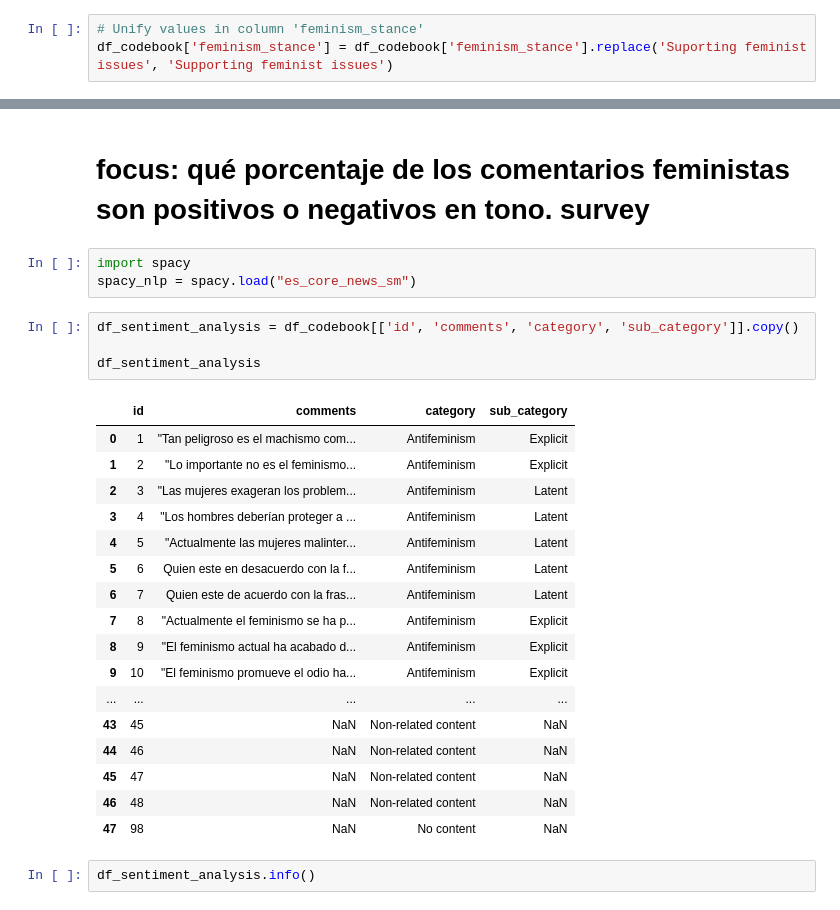
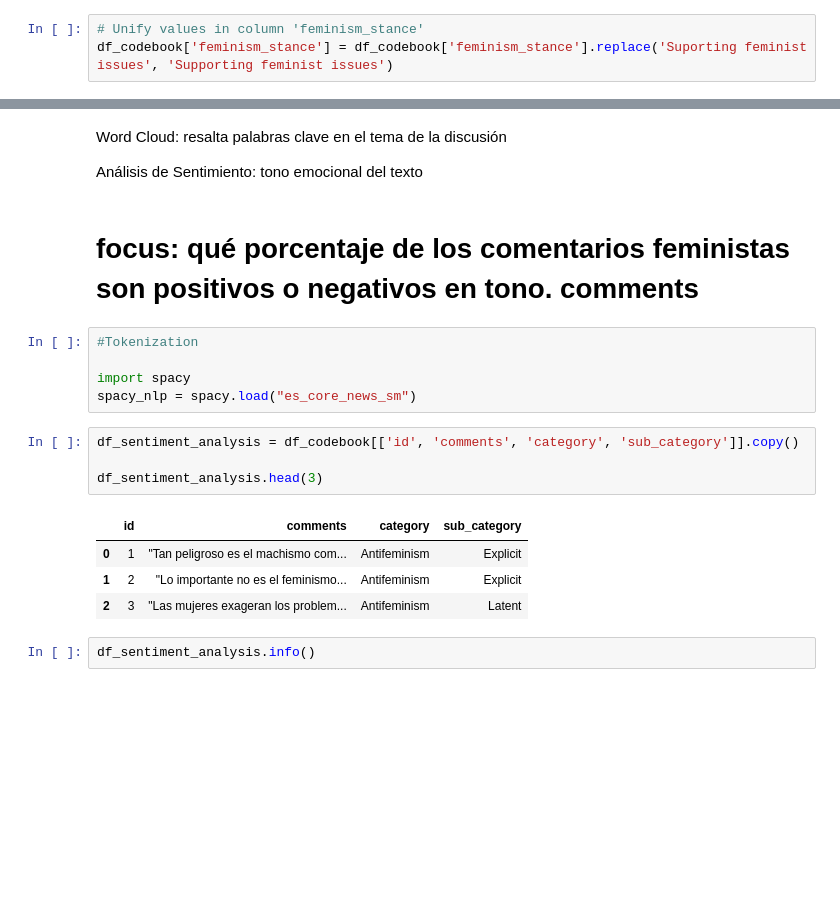
Before and after one commit to celefigs/EDA_Feminism_Influencers_Spain, a Jupyter notebook: Codebook_dataset.ipynb, the cells around one changed output, grey strips where cells are left out. Cells and saved outputs as stored; diff of their text form; blank space fills up the shorter version.

```diff
--- a/Codebook_dataset.ipynb
+++ b/Codebook_dataset.ipynb
@@ -308,30 +264,23 @@ Conclusión: No es realmente trabajo redundante, ya que los objetivos de ambos e
+# %% [markdown]
+Word Cloud: resalta palabras clave en el tema de la discusión
+
+Análisis de Sentimiento: tono emocional del texto
 # %% [markdown]
-# focus: qué porcentaje de los comentarios feministas son positivos o negativos en tono. survey
+# focus: qué porcentaje de los comentarios feministas son positivos o negativos en tono. comments
 # %%
+#Tokenization
+
 import spacy
 spacy_nlp = spacy.load("es_core_news_sm")
 # %%
 df_sentiment_analysis = df_codebook[['id', 'comments', 'category', 'sub_category']].copy()
 
-df_sentiment_analysis
+df_sentiment_analysis.head(3)
 # %% [output]
 |  | id | comments | category | sub_category |
 | 0 | 1 | "Tan peligroso es el machismo com... | Antifeminism | Explicit |
 | 1 | 2 | "Lo importante no es el feminismo... | Antifeminism | Explicit |
 | 2 | 3 | "Las mujeres exageran los problem... | Antifeminism | Latent |
-| 3 | 4 | "Los hombres deberían proteger a ... | Antifeminism | Latent |
-| 4 | 5 | "Actualmente las mujeres malinter... | Antifeminism | Latent |
-| 5 | 6 | Quien este en desacuerdo con la f... | Antifeminism | Latent |
-| 6 | 7 | Quien este de acuerdo con la fras... | Antifeminism | Latent |
-| 7 | 8 | "Actualmente el feminismo se ha p... | Antifeminism | Explicit |
-| 8 | 9 | "El feminismo actual ha acabado d... | Antifeminism | Explicit |
-| 9 | 10 | "El feminismo promueve el odio ha... | Antifeminism | Explicit |
-| ... | ... | ... | ... | ... |
-| 43 | 45 | NaN | Non-related content | NaN |
-| 44 | 46 | NaN | Non-related content | NaN |
-| 45 | 47 | NaN | Non-related content | NaN |
-| 46 | 48 | NaN | Non-related content | NaN |
-| 47 | 98 | NaN | No content | NaN |
 # %%
 df_sentiment_analysis.info()
 # %% [output]
```
Also changed, not shown: parts of 49 cells of this notebook, 1 other file.
